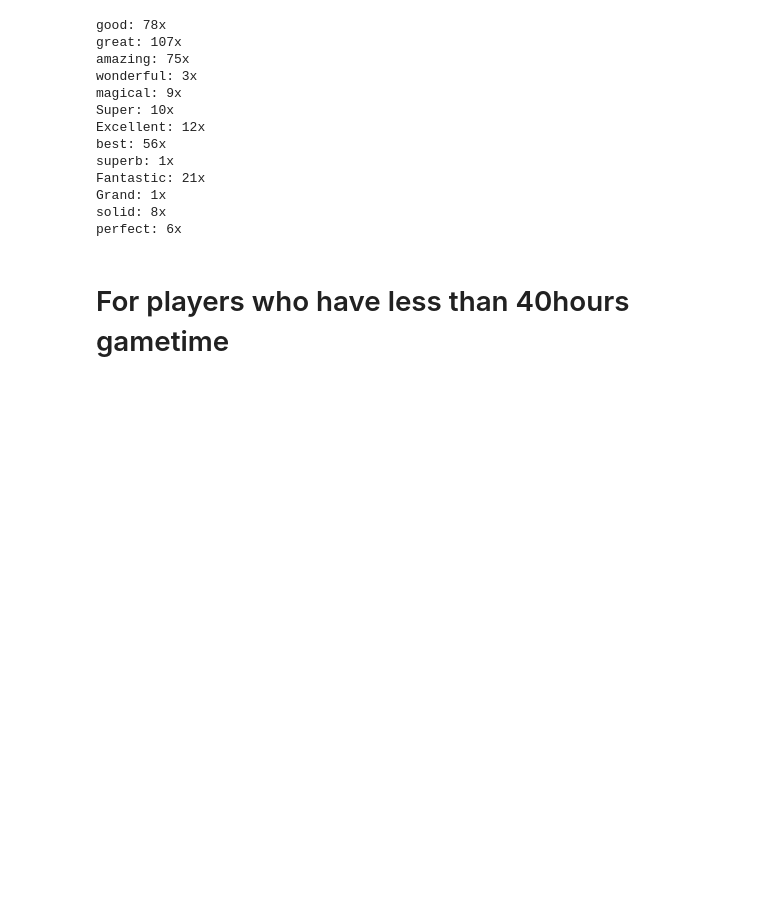
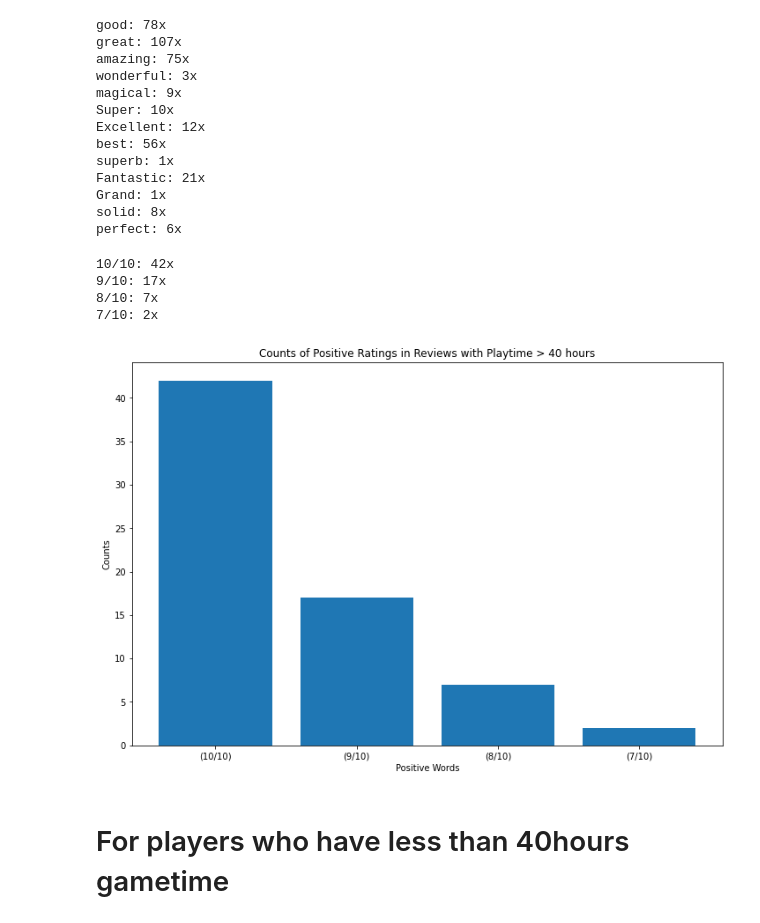
Before and after one commit to daviddolce/hogwarts, a Jupyter notebook: hogwarts_legacy.ipynb, the cells around one changed output. Saved outputs shown, nothing was run; the diff lists cells and outputs as text; code cells hidden in the pictures; blank space fills up the shorter version.

```diff
--- a/hogwarts_legacy.ipynb
+++ b/hogwarts_legacy.ipynb
@@ -139,6 +140,44 @@ Fantastic: 21x
 Grand: 1x
 solid: 8x
 perfect: 6x
+# %%
+list_pos_rating_highest= ["10/10", "9/10", "8/10", "7/10"]
+
+for exe_x in list_pos_rating_highest:
+
+    reg_x =  r'({})'.format(exe_x)
+    matches_x_ratings = pos_rev_highest_hours['Review'].str.findall(reg_x).sum()
+    print(f"{matches_x_ratings[0]}: {len(matches_x_ratings)}x")
+
+matches_x_ratings_dict = {"Ratings":[], "Counts": []}
+
+for e in list_pos_rating_highest:
+    re = r'({})'.format(e)
+    match = pos_rev_highest_hours['Review'].str.findall(re).sum()
+    matches_x_ratings_dict['Ratings'].append(re)
+    matches_x_ratings_dict['Counts'].append(len(match))
+
+df_pos_ratings_highest = pd.DataFrame(matches_x_ratings_dict)
+
+# set the figure size
+plt.figure(figsize=(12, 8))
+
+# create a bar plot of the counts
+plt.bar(df_pos_ratings_highest['Ratings'], df_pos_ratings_highest['Counts'])
+
+# add labels and title
+plt.xlabel('Positive Words')
+plt.ylabel('Counts')
+plt.title('Counts of Positive Ratings in Reviews with Playtime > 40 hours')
+
+# display the plot
+plt.show()
+# %% [output]
+10/10: 42x
+9/10: 17x
+8/10: 7x
+7/10: 2x
+[figure, added]
 # %% [markdown]
 # For players who have less than 40hours gametime
 # %%
```
Also changed, not shown: parts of 12 cells of this notebook.
